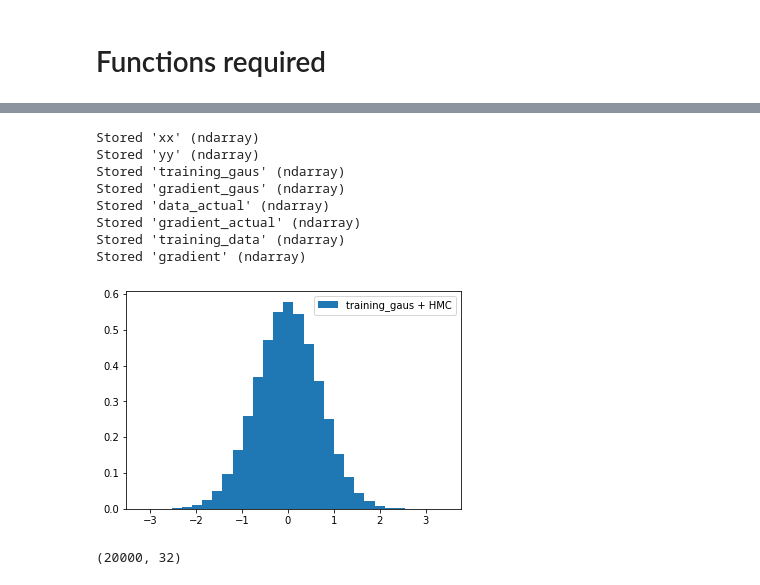
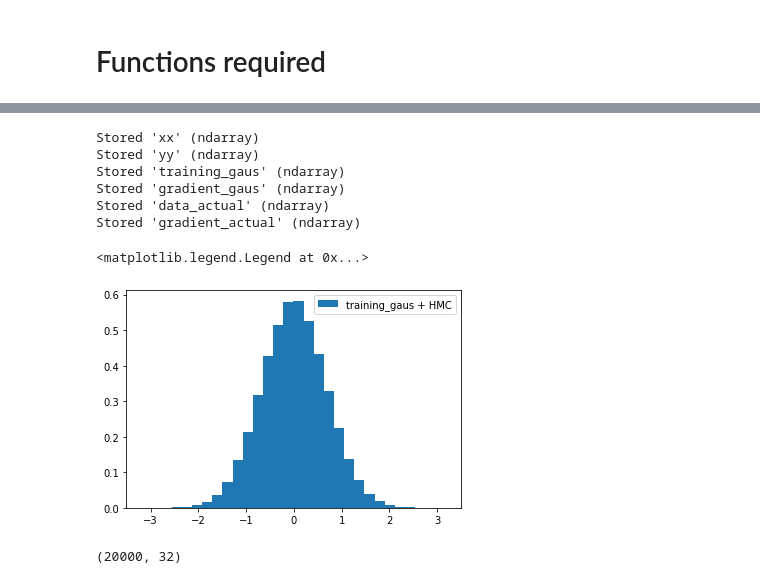
Before and after one commit to chelseajohn/NNgHMC, a Jupyter notebook: 2siteHubbardNNgHMC.ipynb, the cells around one changed output, grey strips where cells are left out. Saved outputs shown, nothing was run; the diff lists cells and outputs as text; code cells hidden in the pictures.

```diff
--- a/2siteHubbardNNgHMC.ipynb
+++ b/2siteHubbardNNgHMC.ipynb
@@ -267,21 +299,23 @@ actual HMC prob 0.79
 
 # Creating Training data from HMC
 
-md_trainPhi = np.zeros((3*len(trainPhi),Nt*Nx))
-md_trainGrad = np.zeros((3*len(trainGrad),Nt*Nx))
-count = 0
-for i in range(len(trainPhi)):
-    for j in range(len(trainPhi[i])):
-        md_trainPhi[count,:] = trainPhi[i][j]
-        md_trainGrad[count,:] = trainGrad[i][j]
-        count += 1
+# #stores the MD phi's and gradient in correct form
+# md_trainPhi = np.zeros((3*len(trainPhi),Nt*Nx))
+# md_trainGrad = np.zeros((3*len(trainGrad),Nt*Nx))
+# count = 0
+# for i in range(len(trainPhi)):
+#     for j in range(len(trainPhi[i])):
+#         md_trainPhi[count,:] = trainPhi[i][j]
+#         md_trainGrad[count,:] = trainGrad[i][j]
+#         count += 1
 
-print('Total training samples=',count+nTrajs)
+# print('Total training samples=',count+nTrajs)
 
-training_data = np.zeros((nTrajs+count,Nt*Nx))
-gradient = np.zeros((nTrajs+count,Nt*Nx))
+# # combining the MD and proposed phi's along with gradients
+# training_data = np.zeros((nTrajs+count,Nt*Nx))
+# gradient = np.zeros((nTrajs+count,Nt*Nx))
 
-training_data[:count,:] = md_trainPhi[:count,:]
-training_data[count:,:] = pp_all
-gradient[:count,:] = md_trainGrad[:count,:]
-gradient[count:,:] = g_all
+# training_data[:count,:] = md_trainPhi[:count,:]
+# training_data[count:,:] = phi_all
+# gradient[:count,:] = md_trainGrad[:count,:]
+# gradient[count:,:] = gradient_all
@@ -318,48 +325,48 @@ num_samples = 10000
 training_gaus = np.zeros((num_samples,Nt*Nx))
 gradient_gaus = np.zeros((num_samples,Nt*Nx))
 
-data_actual = np.array(actual)
-gradient_actual = np.zeros((len(actual),Nt*Nx))
+data_actual = np.array(actual_HMC)
+gradient_actual = np.zeros((len(actual_HMC),Nt*Nx))
 
-xx = np.zeros((len(actual)+ num_samples,Nt*Nx))
-yy= np.zeros((len(actual)+ num_samples,Nt*Nx))
+#stores data from Actual HMC and Gaussian distributions
+xx = np.zeros((len(actual_HMC)+ num_samples,Nt*Nx))
+yy= np.zeros((len(actual_HMC)+ num_samples,Nt*Nx))
 
 for i in range(num_samples):
     training_gaus[i,:] = np.random.normal(0,usqrt,Nt*Nx)
     gradient_gaus[i,:] = gradS(training_gaus[i,:],U*delta,Nt)
     gradient_actual[i,:] = gradS(data_actual[i,:],U*delta,Nt)
 
 
 xx[:num_samples,:] = training_gaus[:num_samples,:]
 xx[num_samples:,:] = data_actual[:,:]
 
 yy[:num_samples,:] = gradient_gaus[:num_samples,:]
 yy[num_samples:,:] = gradient_actual[:,:]
 
 %store xx
 %store yy
 %store training_gaus
 %store gradient_gaus
 %store data_actual
 %store gradient_actual
-%store training_data
-%store gradient
+# %store training_data
+# %store gradient
 # plt.hist(np.array(training_gaus).flatten(),density=True,bins=30,label='training_gaus')
 # plt.legend()
 
 plt.hist(xx.flatten(),density=True,bins=30,label='training_gaus + HMC')
 plt.legend()
 # plt.savefig("gaus_HMC.pdf")
 # %% [output]
 Stored 'xx' (ndarray)
 Stored 'yy' (ndarray)
 Stored 'training_gaus' (ndarray)
 Stored 'gradient_gaus' (ndarray)
 Stored 'data_actual' (ndarray)
 Stored 'gradient_actual' (ndarray)
-Stored 'training_data' (ndarray)
-Stored 'gradient' (ndarray)
+<matplotlib.legend.Legend at 0x...>
-[figure, old version]
+[figure, new version]
 # %%
 from sklearn import preprocessing
 from sklearn.model_selection import train_test_split
```
Also changed, not shown: parts of 20 cells of this notebook.
